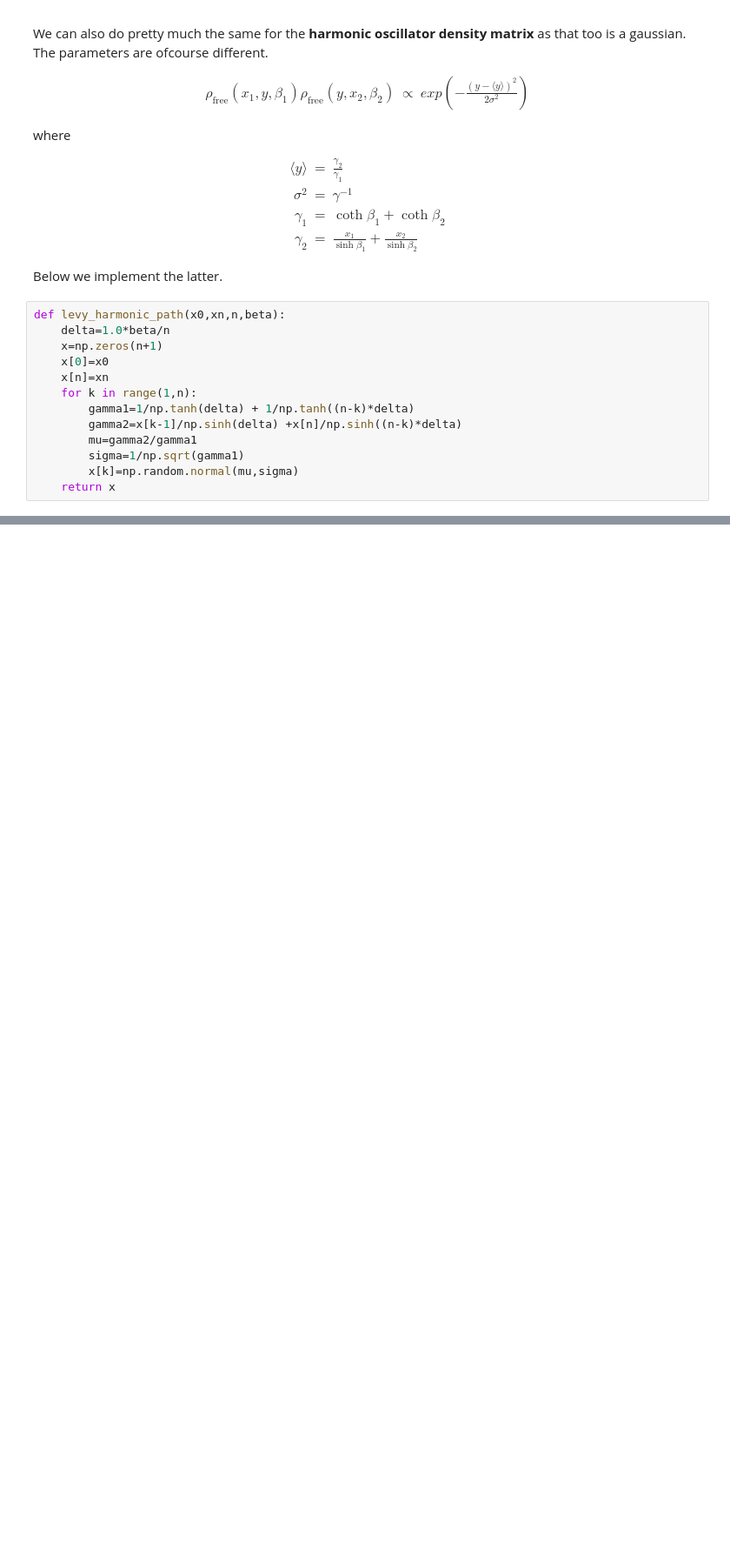
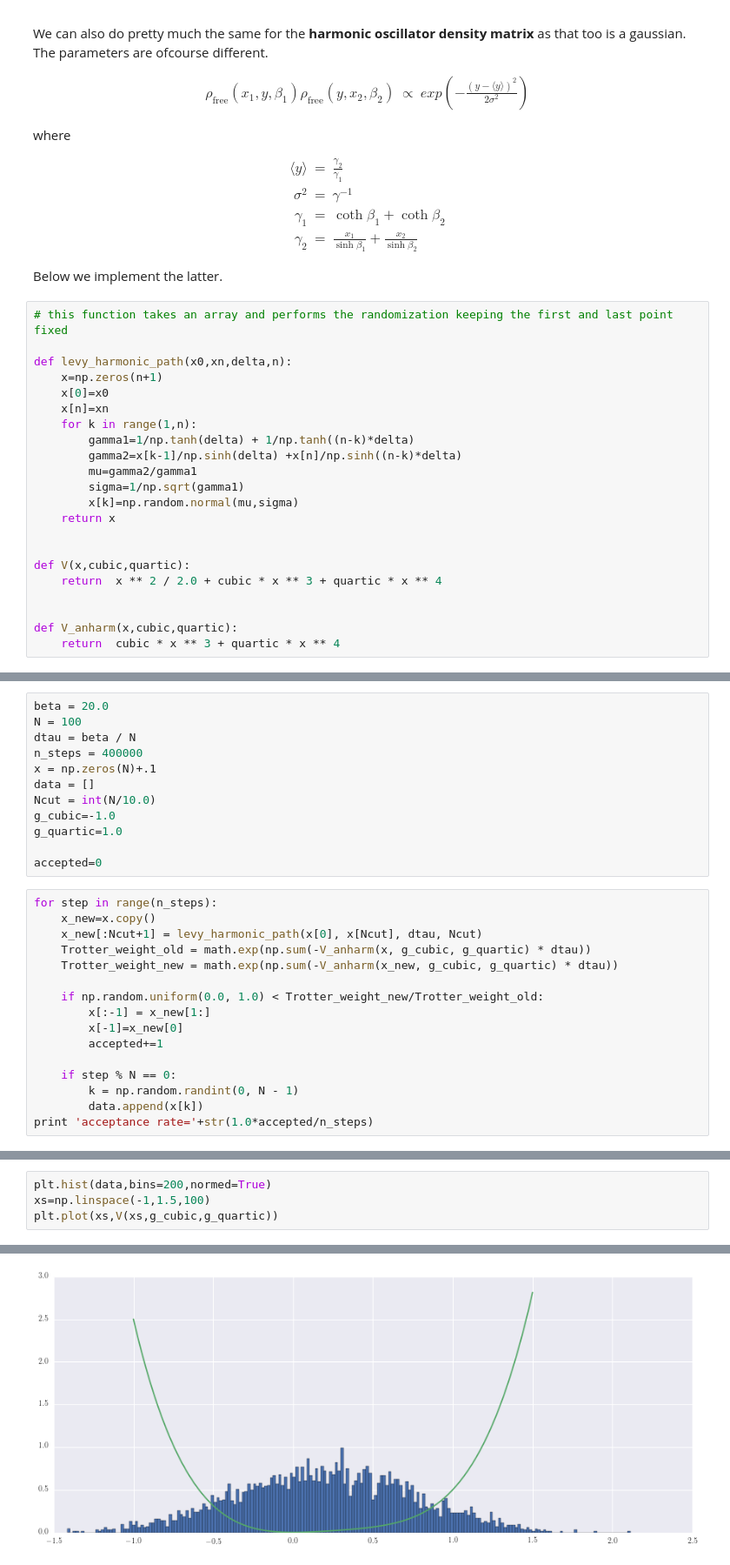
Before and after one commit to borundev/AlgorithmsStatMech, a Jupyter notebook: Path_Integrals_In_Stat_Mech.ipynb, the cells around one changed output, grey strips where cells are left out. Shown at 87% size. Saved outputs shown, nothing was run; the diff lists cells and outputs as text; blank space fills up the shorter version.

```diff
--- a/Path_Integrals_In_Stat_Mech.ipynb
+++ b/Path_Integrals_In_Stat_Mech.ipynb
@@ -254,8 +246,9 @@ $$
 
 Below we implement the latter.
 # %%
-def levy_harmonic_path(x0,xn,n,beta):
-    delta=1.0*beta/n
+# this function takes an array and performs the randomization keeping the first and last point fixed
+
+def levy_harmonic_path(x0,xn,delta,n):
     x=np.zeros(n+1)
     x[0]=x0
     x[n]=xn
@@ -266,3 +259,11 @@ def levy_harmonic_path(x0,xn,n,beta):
         sigma=1/np.sqrt(gamma1)
         x[k]=np.random.normal(mu,sigma)
     return x
+
+
+def V(x,cubic,quartic):
+    return  x ** 2 / 2.0 + cubic * x ** 3 + quartic * x ** 4
+
+
+def V_anharm(x,cubic,quartic):
+    return  cubic * x ** 3 + quartic * x ** 4
@@ -273,0 +270,28 @@ array([ 0.        , -0.52933781, -0.45828902, -1.06811905, -0.39510179,
+# %%
+beta = 20.0
+N = 100
+dtau = beta / N
+n_steps = 400000
+x = np.zeros(N)+.1
+data = []
+Ncut = int(N/10.0)
+g_cubic=-1.0
+g_quartic=1.0
+
+accepted=0
+# %%
+for step in range(n_steps):
+    x_new=x.copy()
+    x_new[:Ncut+1] = levy_harmonic_path(x[0], x[Ncut], dtau, Ncut)
+    Trotter_weight_old = math.exp(np.sum(-V_anharm(x, g_cubic, g_quartic) * dtau))
+    Trotter_weight_new = math.exp(np.sum(-V_anharm(x_new, g_cubic, g_quartic) * dtau))
+
+    if np.random.uniform(0.0, 1.0) < Trotter_weight_new/Trotter_weight_old:
+        x[:-1] = x_new[1:]
+        x[-1]=x_new[0]
+        accepted+=1
+
+    if step % N == 0:
+        k = np.random.randint(0, N - 1)
+        data.append(x[k])
+print 'acceptance rate='+str(1.0*accepted/n_steps)
@@ -273,0 +300,5 @@ array([ 0.        , -0.52933781, -0.45828902, -1.06811905, -0.39510179,
+# %%
+plt.hist(data,bins=200,normed=True)
+xs=np.linspace(-1,1.5,100)
+plt.plot(xs,V(xs,g_cubic,g_quartic))
+# %% [output]
@@ -273,0 +306 @@ array([ 0.        , -0.52933781, -0.45828902, -1.06811905, -0.39510179,
+[figure, added]
```
Also changed, not shown: parts of 7 cells of this notebook.
